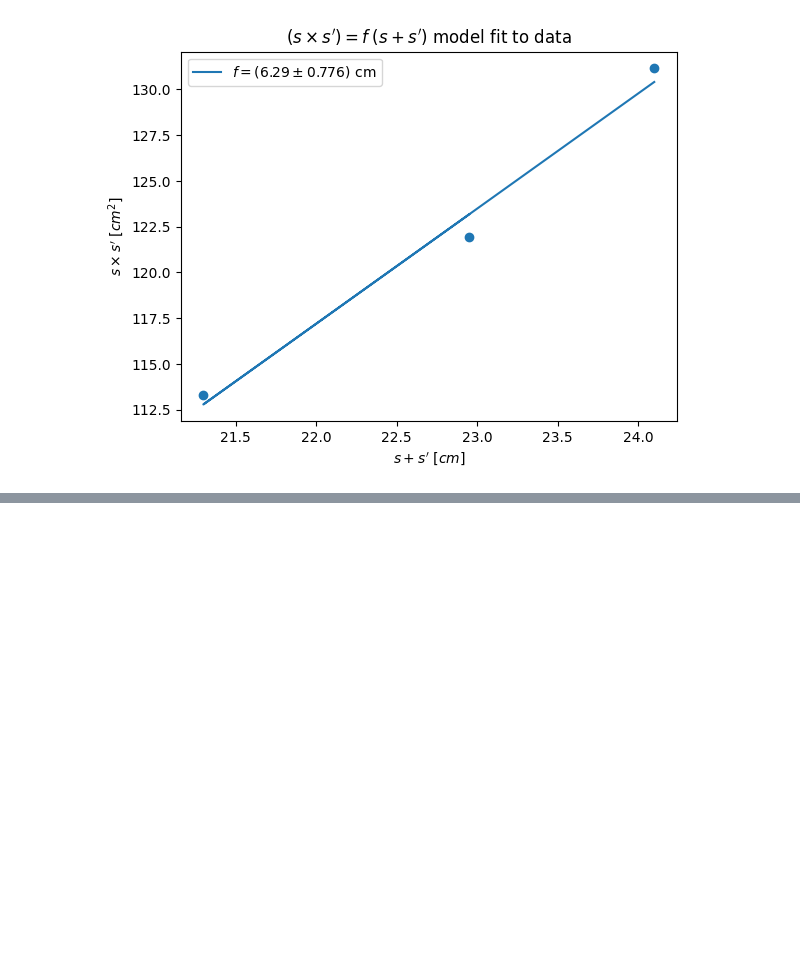
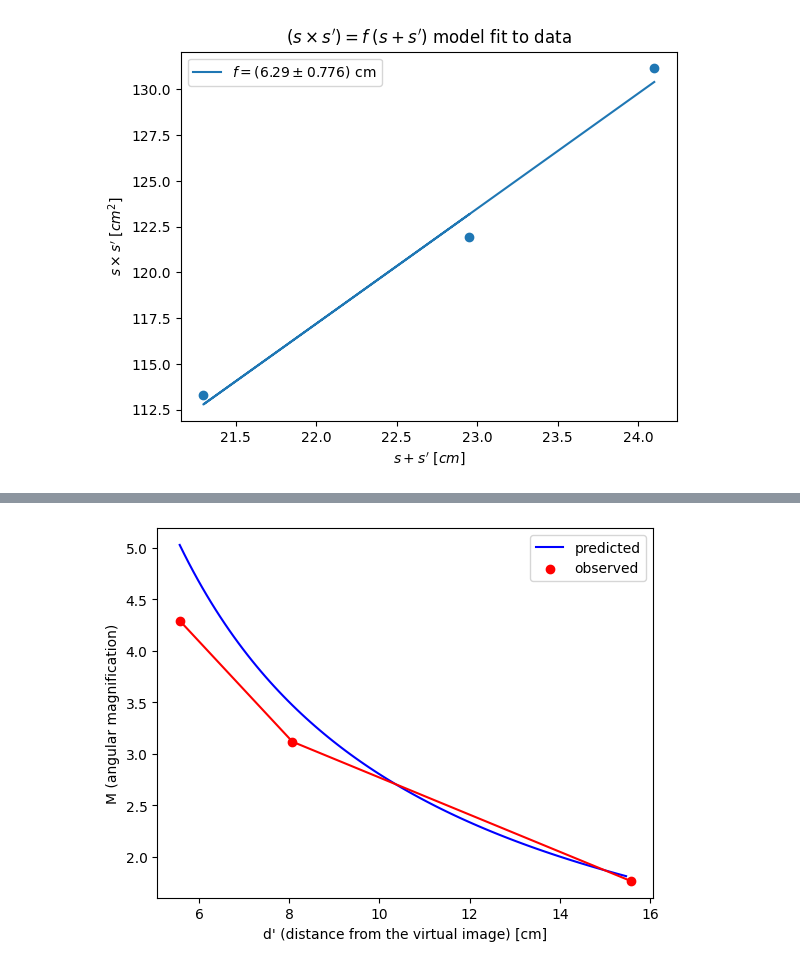
Before and after one commit to RY0no0t0/PHYS125, a Jupyter notebook: Lab/Lab7/lab7.ipynb, the cells around one changed output, grey strips where cells are left out. Drawn from its saved outputs; the diff is of its cells as text; code cells hidden in the pictures; blank space fills up the shorter version.

```diff
--- a/Lab/Lab7/lab7.ipynb
+++ b/Lab/Lab7/lab7.ipynb
@@ -30,0 +50,20 @@ plt.show()
+# %%
+def func(d1):
+    return -s1/s*d/d1
+# %%
+d1 = np.array([5.57, 8.07, 15.57])
+p1 = np.array([73., 53., 30.])
+x = np.arange(d1[0], d1[2], 0.1)
+
+plt.plot(x, func(x), c="b", label="predicted")
+
+plt.scatter(d1, p1/17, c="r", label="observed")
+plt.plot(d1, p1/17, c="r")
+
+# plt.ylim((2.0, 5.0))
+plt.xlabel("d' (distance from the virtual image) [cm]")
+plt.ylabel("M (angular magnification)")
+plt.legend()
+plt.show()
+# %% [output]
+[figure, added]
```
Also changed, not shown: parts of 2 cells of this notebook.
